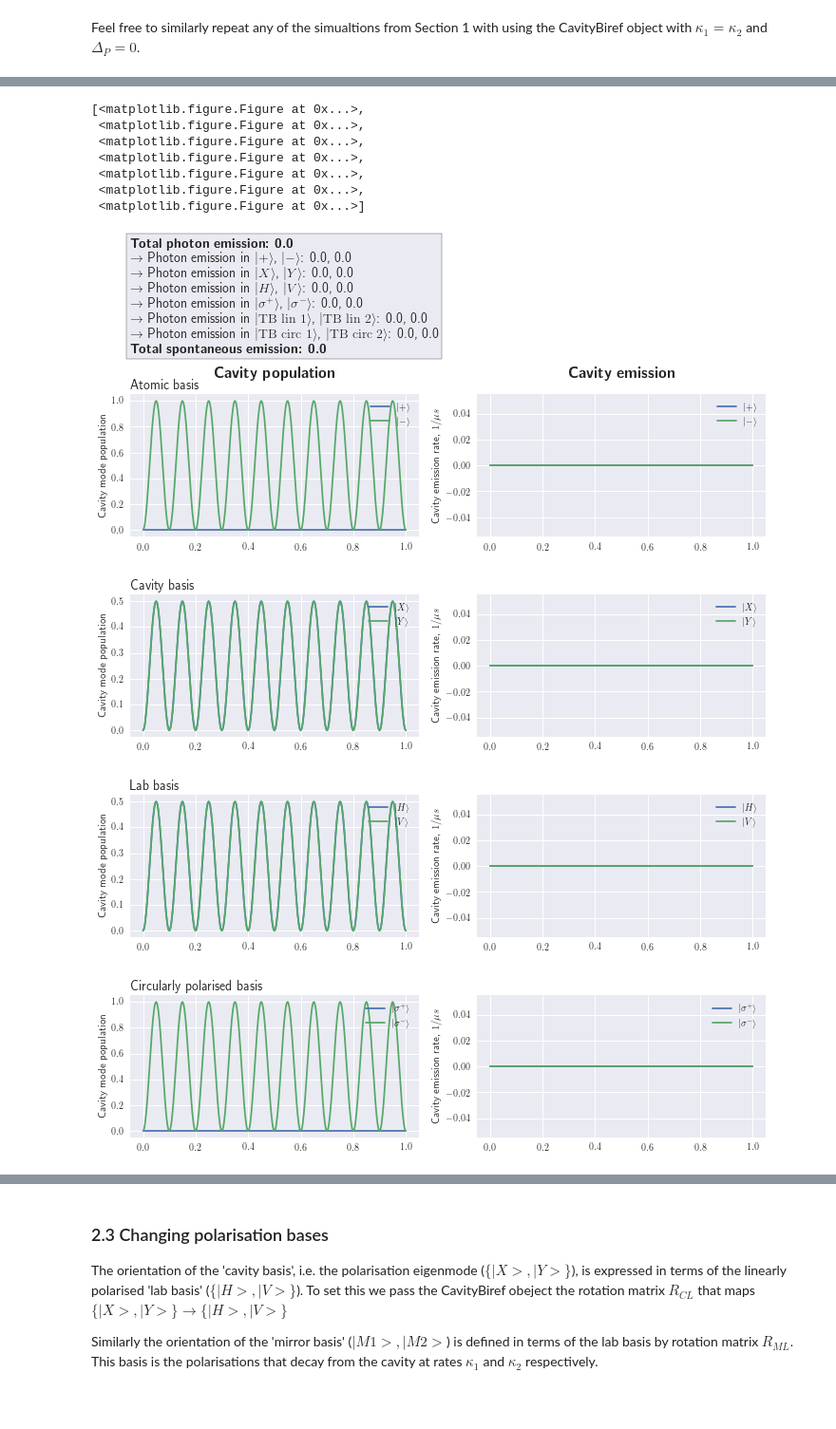
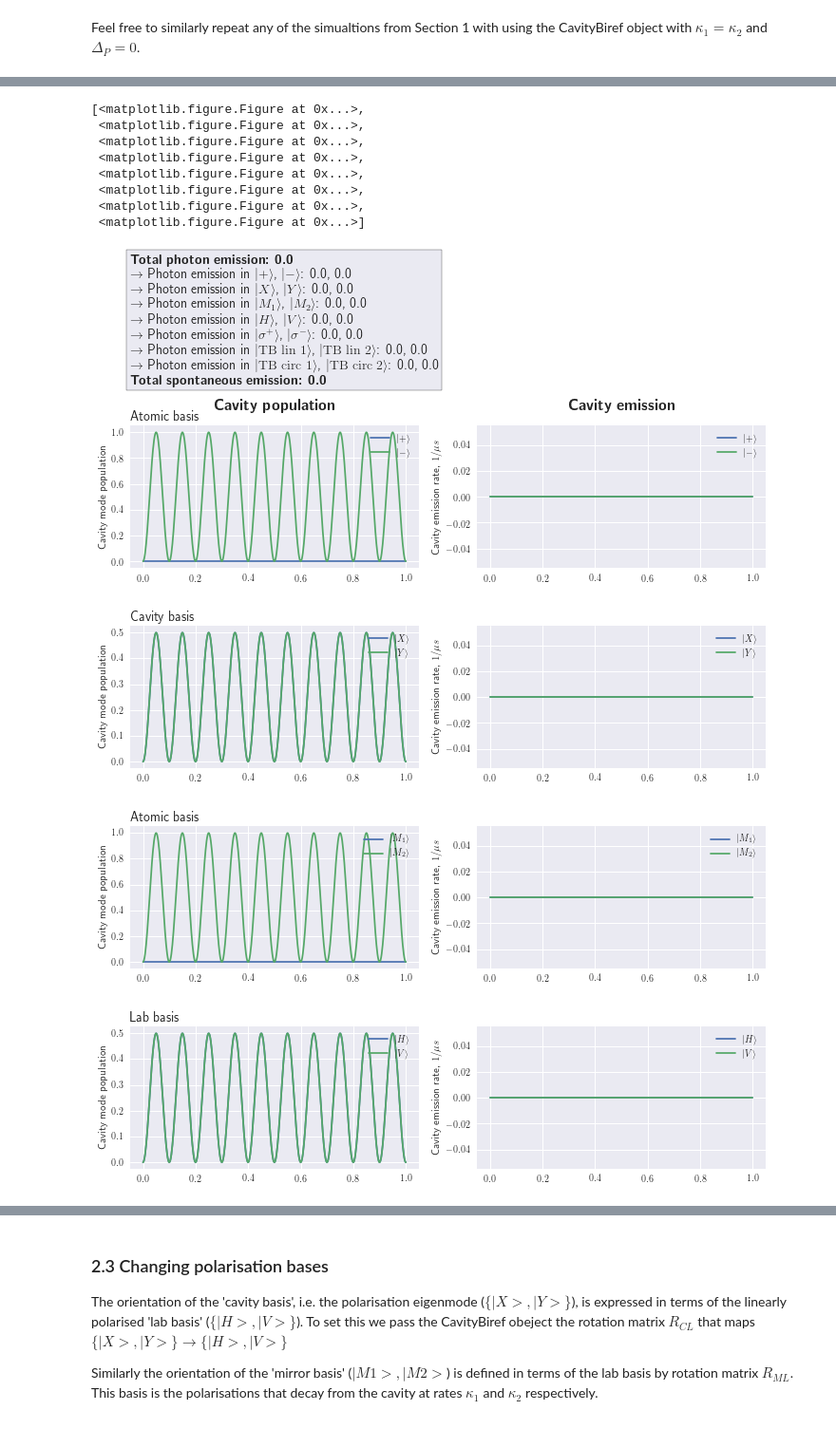
Before and after one commit to tomdbar/rb-cqed, a Jupyter notebook: notebooks-bulk/vStirap-runner-demos/2-birefringent-cavity.ipynb, the cells around one changed output, grey strips where cells are left out. Shown at 95% size. Saved outputs shown, nothing was run; the diff lists cells and outputs as text; code cells hidden in the pictures.

Commit message:
Make mirror basis keyword plottable. Add polarisation dependent mirror decays to demo notebook #2.

```diff
--- a/notebooks-bulk/vStirap-runner-demos/2-birefringent-cavity.ipynb
+++ b/notebooks-bulk/vStirap-runner-demos/2-birefringent-cavity.ipynb
@@ -132,7 +132,7 @@ n_steps = 501
 
 results = runner.run(psi0, t_length, n_steps)
 
-results.plot(atom_states=['gP','x'], pol_bases=['atom','cavity','linear','circ',
+results.plot(atom_states=['gP','x'], pol_bases=['atom','cavity','mirror','linear','circ',
                                                 # Custom linear basis
                                                 [np.sqrt(1 / 2) * np.matrix([[1,0],[0,1]]),
                                                  'TB\'s custom linear basis',
@@ -148,11 +147,12 @@ Running simulation with 501 timesteps...finished in 0.106 seconds
 [<matplotlib.figure.Figure at 0x...>,
  <matplotlib.figure.Figure at 0x...>,
  <matplotlib.figure.Figure at 0x...>,
  <matplotlib.figure.Figure at 0x...>,
  <matplotlib.figure.Figure at 0x...>,
  <matplotlib.figure.Figure at 0x...>,
+ <matplotlib.figure.Figure at 0x...>,
  <matplotlib.figure.Figure at 0x...>]
-[figure, old version]
+[figure, new version]
 [figure]
-[figure, old version]
+[figure, new version]
-[figure, old version]
+[figure, new version]
```
Also changed, not shown: parts of 21 cells of this notebook, 1 other file.
